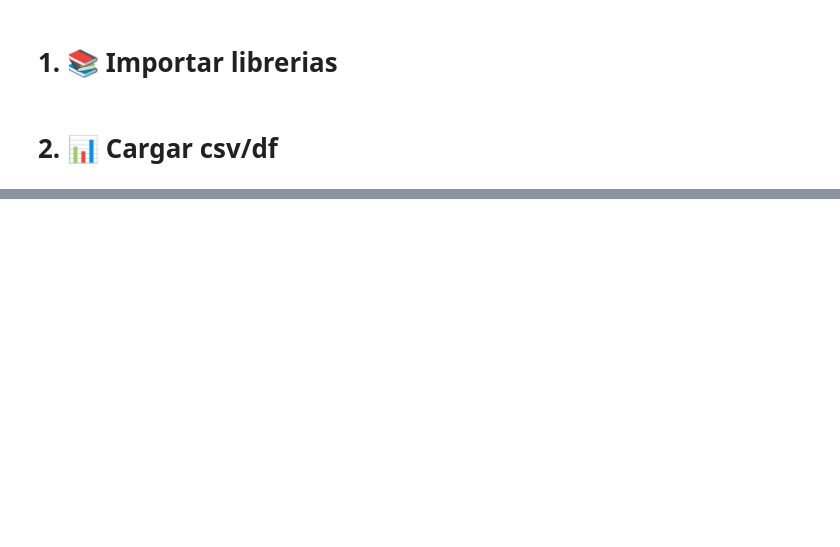
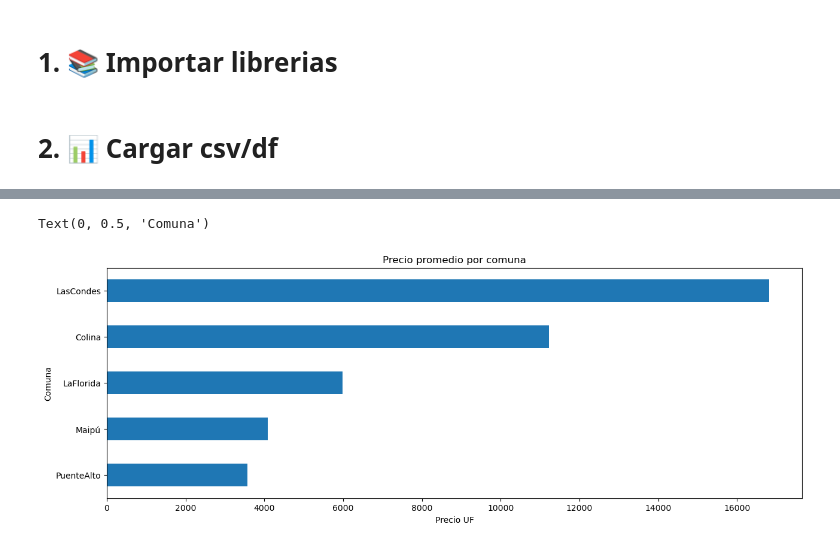
Before and after one commit to FMaulen/propiedades-chile, a Jupyter notebook: notebooks/clean.ipynb, the cells around one changed output, grey strips where cells are left out. Cells and saved outputs as stored; diff of their text form; code cells hidden in the pictures; blank space fills up the shorter version.

```diff
--- a/notebooks/clean.ipynb
+++ b/notebooks/clean.ipynb
@@ -287,0 +220,13 @@ df_clean.to_csv('../data/processed/casas_chile_limpio.csv', index=False)
+# %%
+bx = df_clean.groupby('Comuna')['Price_UF'] \
+    .agg(['mean', 'count']) \
+    .query('count >= 250') \
+    .sort_values('mean')['mean'] \
+    .plot(kind='barh',
+          figsize=(15,5),
+          title='Precio promedio por comuna')
+bx.set_xlabel('Precio UF')
+bx.set_ylabel('Comuna')
+# %% [output]
+Text(0, 0.5, 'Comuna')
+[figure, added]
```
Also changed, not shown: parts of 63 cells of this notebook, 10 other files.
